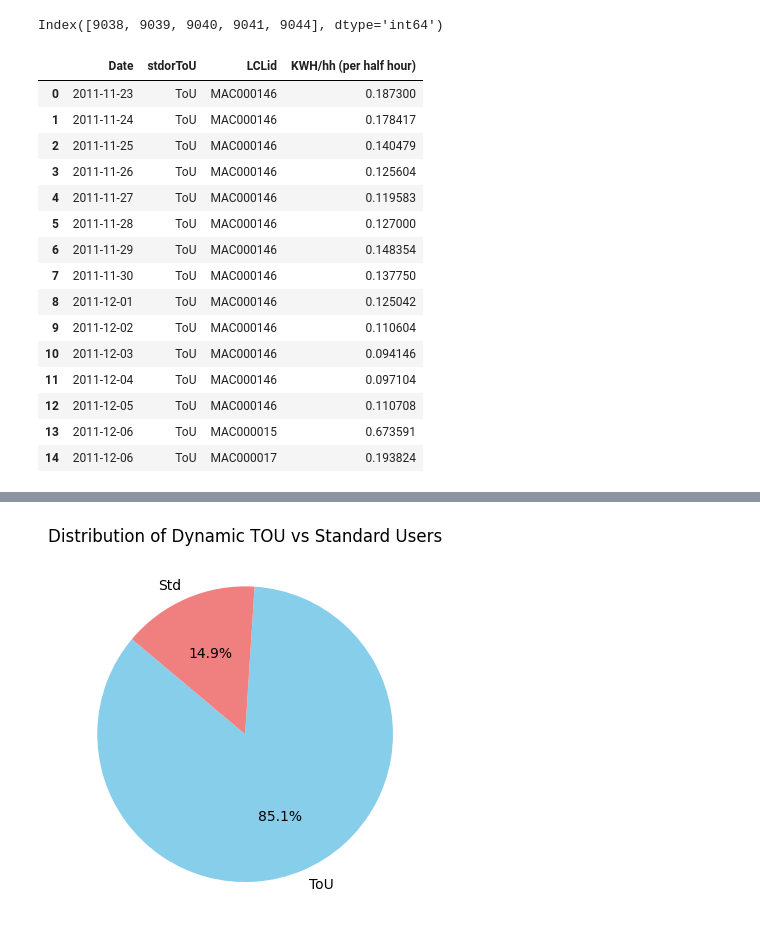
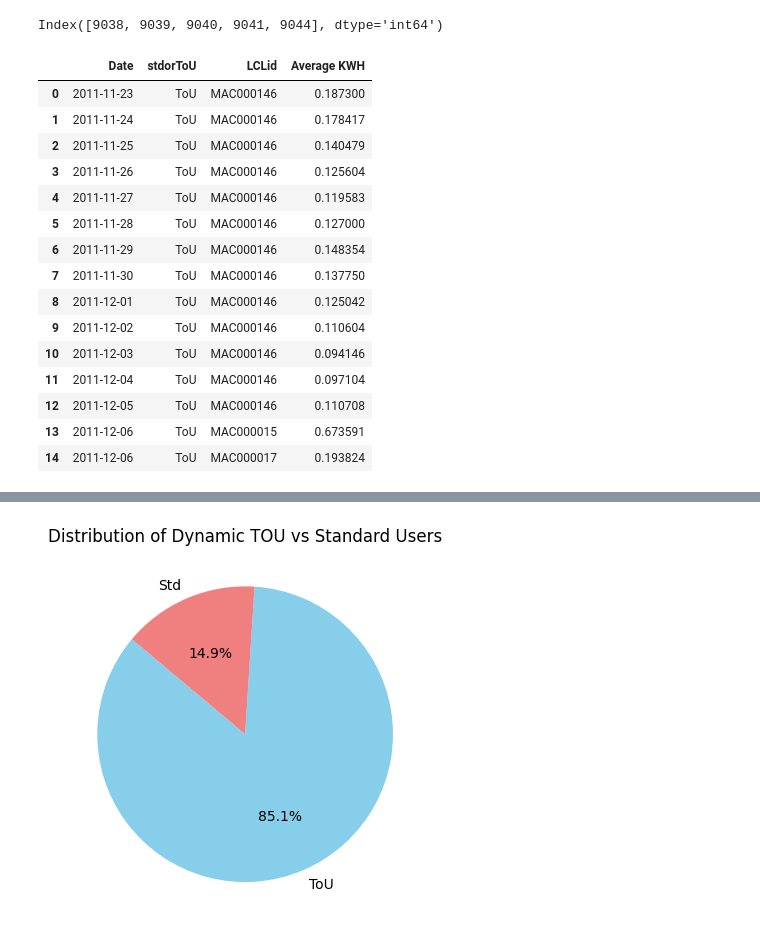
Before and after one commit to asgharlaib/Project_v1, a Jupyter notebook: Project.ipynb, the cells around one changed output, grey strips where cells are left out. Drawn from its saved outputs; the diff is of its cells as text; code cells hidden in the pictures.

```diff
--- a/Project.ipynb
+++ b/Project.ipynb
@@ -114,5 +128,6 @@ Index(['LCLid', 'stdorToU', 'KWH/hh (per half hour) ', 'Date', 'Time'], dtype='o
 # %%
 #Pre-processing for creating daily dataframe
 full_df_daily = full_df.groupby(['Date', 'stdorToU', 'LCLid']).agg({'KWH/hh (per half hour) ': 'mean'}).reset_index()
+full_df_daily.rename(columns={'KWH/hh (per half hour) ': 'Average KWH'}, inplace=True)
 full_df_daily.head(20)
 # %% [output]
@@ -170,10 +185,10 @@ print(nan_indices)
 Index([9038, 9039, 9040, 9041, 9044], dtype='int64')
 # %%
 #Dealing with nan values
-full_df_daily['KWH/hh (per half hour) '].fillna(full_df_daily['KWH/hh (per half hour) '].mean(skipna=True), inplace=True)
+full_df_daily['Average KWH'].fillna(full_df_daily['Average KWH'].mean(skipna=True), inplace=True)
 full_df_daily.head(15)
 # %% [output]
-|  | Date | stdorToU | LCLid | KWH/hh (per half hour) |
+|  | Date | stdorToU | LCLid | Average KWH |
 | 0 | 2011-11-23 | ToU | MAC000146 | 0.187300 |
 | 1 | 2011-11-24 | ToU | MAC000146 | 0.178417 |
 | 2 | 2011-11-25 | ToU | MAC000146 | 0.140479 |
```
Also changed, not shown: parts of 14 cells of this notebook.
